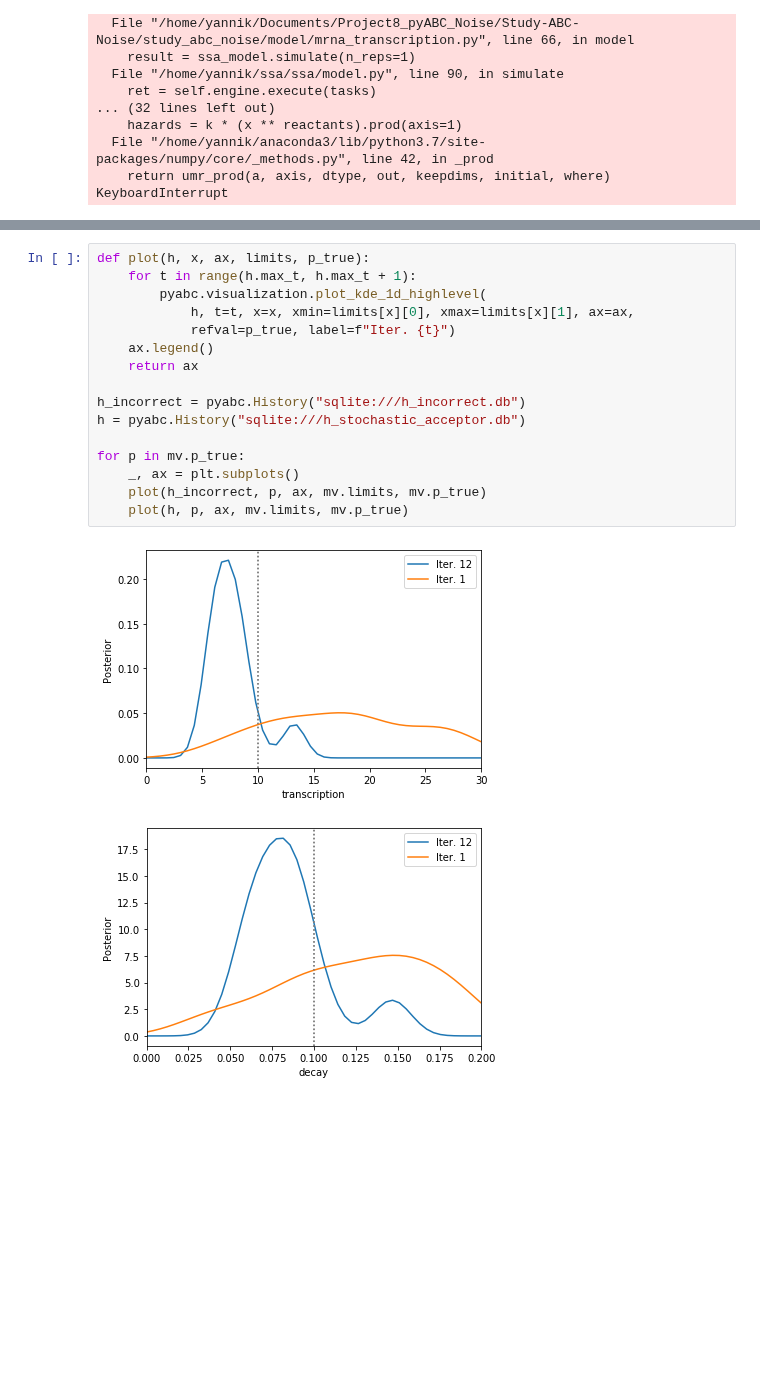
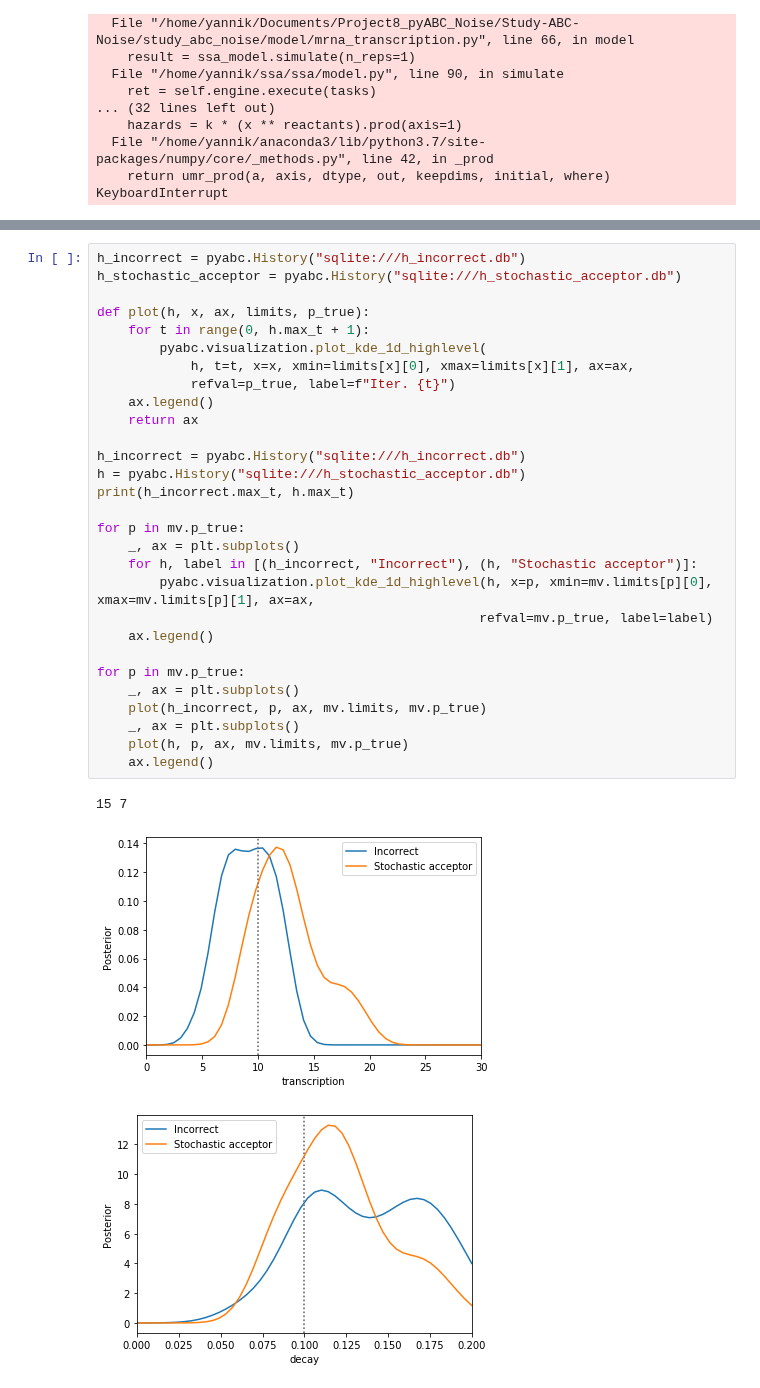
Before and after one commit to yannikschaelte/Study-ABC-Noise, a Jupyter notebook: study_abc_noise/motivation_mjp/motivation_mjp.ipynb, the cells around one changed output, grey strips where cells are left out. Saved outputs shown, nothing was run; the diff lists cells and outputs as text; blank space fills up the shorter version.

```diff
--- a/study_abc_noise/motivation_mjp/motivation_mjp.ipynb
+++ b/study_abc_noise/motivation_mjp/motivation_mjp.ipynb
@@ -99,19 +118,33 @@ INFO:ABC:t: 8, eps: 1.296930764033385.
 # %%
+h_incorrect = pyabc.History("sqlite:///h_incorrect.db")
+h_stochastic_acceptor = pyabc.History("sqlite:///h_stochastic_acceptor.db")
+
 def plot(h, x, ax, limits, p_true):
-    for t in range(h.max_t, h.max_t + 1):
+    for t in range(0, h.max_t + 1):
         pyabc.visualization.plot_kde_1d_highlevel(
             h, t=t, x=x, xmin=limits[x][0], xmax=limits[x][1], ax=ax,
             refval=p_true, label=f"Iter. {t}")
     ax.legend()
     return ax
 
 h_incorrect = pyabc.History("sqlite:///h_incorrect.db")
 h = pyabc.History("sqlite:///h_stochastic_acceptor.db")
+print(h_incorrect.max_t, h.max_t)
+
+for p in mv.p_true:
+    _, ax = plt.subplots()
+    for h, label in [(h_incorrect, "Incorrect"), (h, "Stochastic acceptor")]:
+        pyabc.visualization.plot_kde_1d_highlevel(h, x=p, xmin=mv.limits[p][0], xmax=mv.limits[p][1], ax=ax,
+                                                 refval=mv.p_true, label=label)
+    ax.legend()
 
 for p in mv.p_true:
     _, ax = plt.subplots()
     plot(h_incorrect, p, ax, mv.limits, mv.p_true)
+    _, ax = plt.subplots()
     plot(h, p, ax, mv.limits, mv.p_true)
+    ax.legend()
 # %% [output]
+15 7
-[figure, old version]
+[figure, new version]
-[figure, old version]
+[figure, new version]
```
Also changed, not shown: parts of 4 cells of this notebook, 16 other files.
